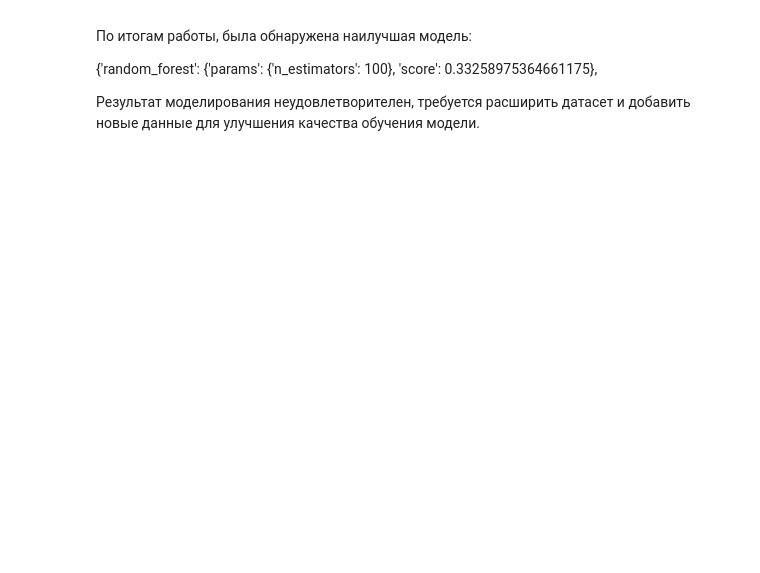
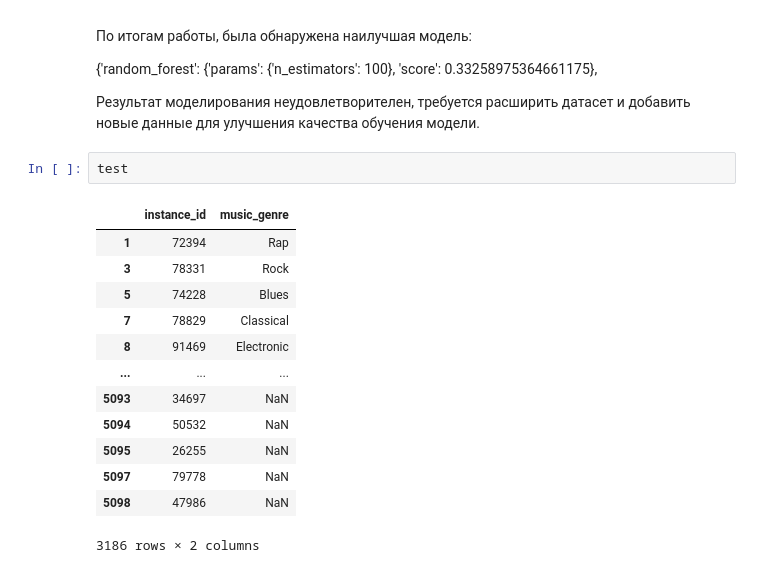
Before and after one commit to Bobbydboo/masterskaya, a Jupyter notebook: sorev_kaga.ipynb, the cells around one changed output. Saved outputs shown, nothing was run; the diff lists cells and outputs as text; blank space fills up the shorter version.

```diff
--- a/sorev_kaga.ipynb
+++ b/sorev_kaga.ipynb
@@ -1498,3 +1507,19 @@ plt.show()
   'score': 0.33258975364661175},
 
 Результат моделирования неудовлетворителен, требуется расширить датасет и добавить новые данные для улучшения качества обучения модели.
+# %%
+test
+# %% [output]
+|  | instance_id | music_genre |
+| 1 | 72394 | Rap |
+| 3 | 78331 | Rock |
+| 5 | 74228 | Blues |
+| 7 | 78829 | Classical |
+| 8 | 91469 | Electronic |
+| ... | ... | ... |
+| 5093 | 34697 | NaN |
+| 5094 | 50532 | NaN |
+| 5095 | 26255 | NaN |
+| 5097 | 79778 | NaN |
+| 5098 | 47986 | NaN |
+3186 rows × 2 columns
```
Also changed, not shown: parts of 14 cells of this notebook, 1 other file.
